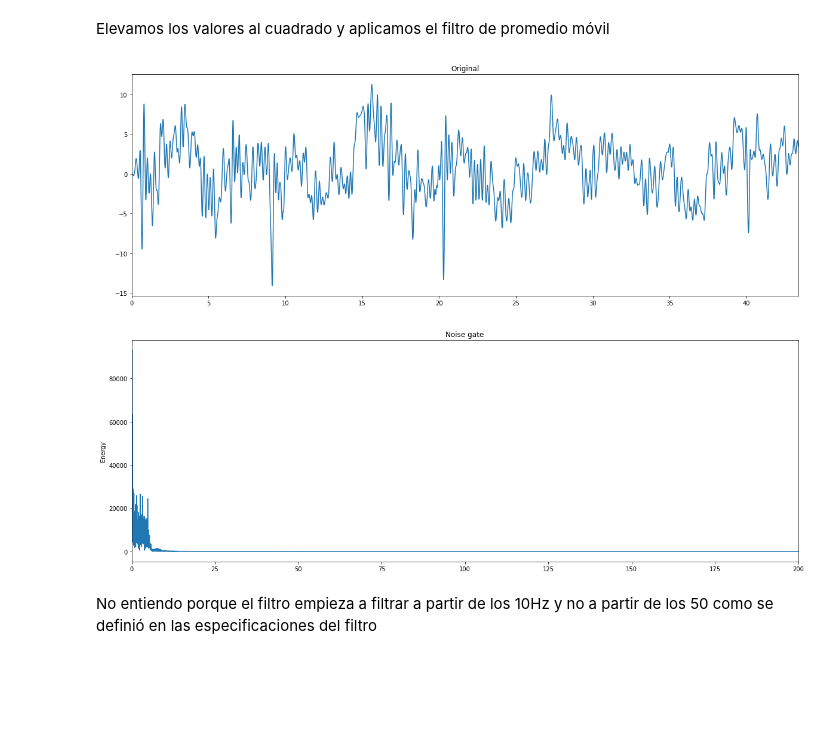
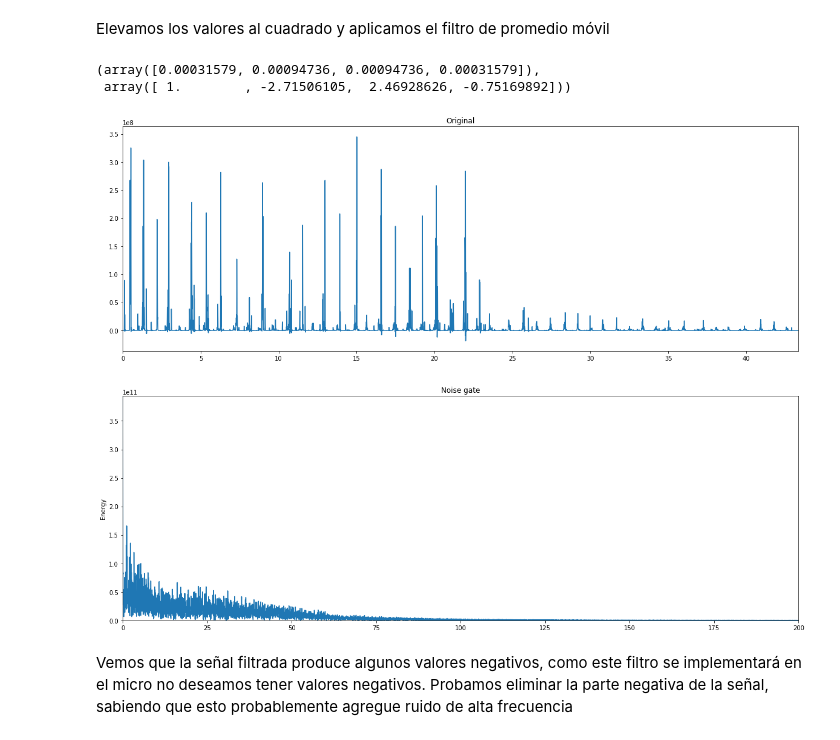
Before and after one commit to achurichi/CEIA, a Jupyter notebook: ia-embebida/signal-processing/signal-processing.ipynb, the cells around one changed output. Saved outputs shown, nothing was run; the diff lists cells and outputs as text; code cells hidden in the pictures; blank space fills up the shorter version.

```diff
--- a/ia-embebida/signal-processing/signal-processing.ipynb
+++ b/ia-embebida/signal-processing/signal-processing.ipynb
@@ -130,19 +117,36 @@ filtered_data_fft_2 = np.abs(fft(filtered_data_2)[0 : dec_data_len // 2])
+# %%
+squared_data = dec_data**2
+
+filter_order, wn = signal.buttord(
+    wp=50, ws=150, gpass=3, gstop=20, analog=False, fs=dec_samplerate
+)
+# filter_order, wn = signal.buttord(
+#     wp=50, ws=70, gpass=3, gstop=20, analog=False, fs=dec_samplerate
+# )
+b, a = signal.butter(filter_order, wn, "lowpass", analog=False, fs=dec_samplerate)
+
+filtered_data_2 = signal.lfilter(b, a, squared_data)
+filtered_data_fft_2 = np.abs(fft(filtered_data_2)[0 : dec_data_len // 2])
+# %%
+b, a
+# %% [output]
+(array([0.00031579, 0.00094736, 0.00094736, 0.00031579]),
+ array([ 1.        , -2.71506105,  2.46928626, -0.75169892]))
 # %%
 f, axes = plt.subplots(2, figsize=(20, 15))
 
 axes[0].plot(dec_timeline, filtered_data_2)
 axes[0].set_xlim([0, duration])
 axes[0].set_title("Original")
 
 axes[1].plot(dec_x_freq, filtered_data_fft_2)
 axes[1].set_xlim([0, 200])
-# axes[1].set_ylim([0, 2.5e7])
-# axes[1].set_ylim([0, max(ma_data_fft)])
+axes[1].set_ylim([0, max(filtered_data_fft_2)])
 axes[1].set_title("Noise gate")
 axes[1].set_ylabel("Energy")
 
 f.show()
 # %% [output]
-[figure, old version]
+[figure, new version]
-# %% [markdown]
-No entiendo porque el filtro empieza a filtrar a partir de los 10Hz y no a partir de los 50 como se definió en las especificaciones del filtro
+# %% [markdown]
+Vemos que la señal filtrada produce algunos valores negativos, como este filtro se implementará en el micro no deseamos tener valores negativos. Probamos eliminar la parte negativa de la señal, sabiendo que esto probablemente agregue ruido de alta frecuencia
```
Also changed, not shown: parts of 15 cells of this notebook, 10 other files.
